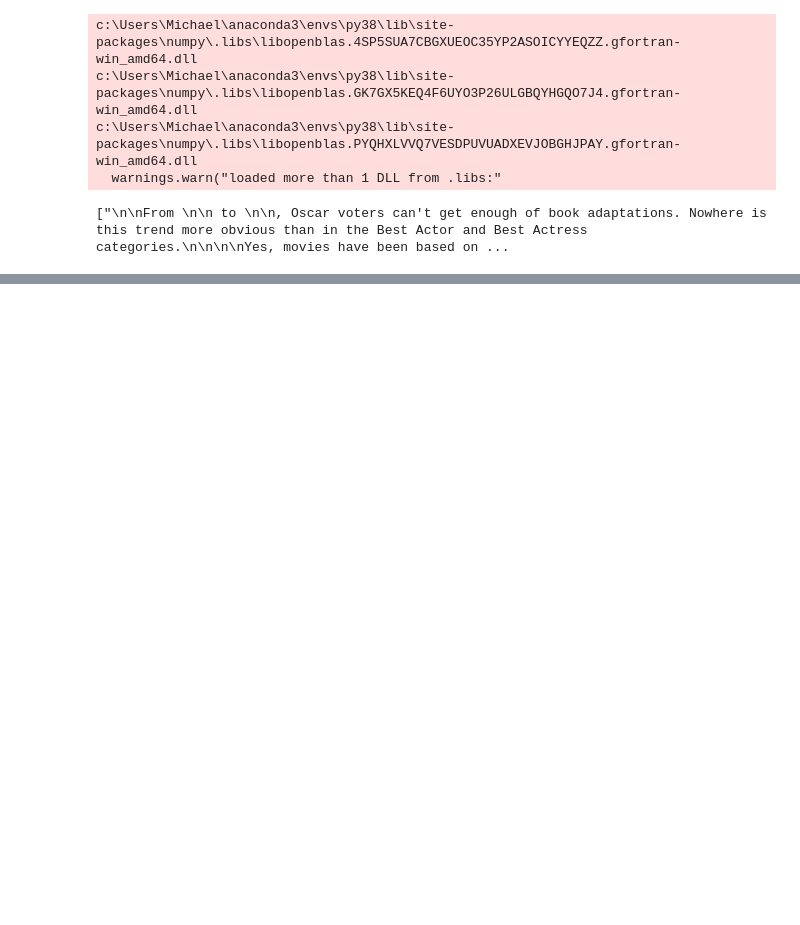
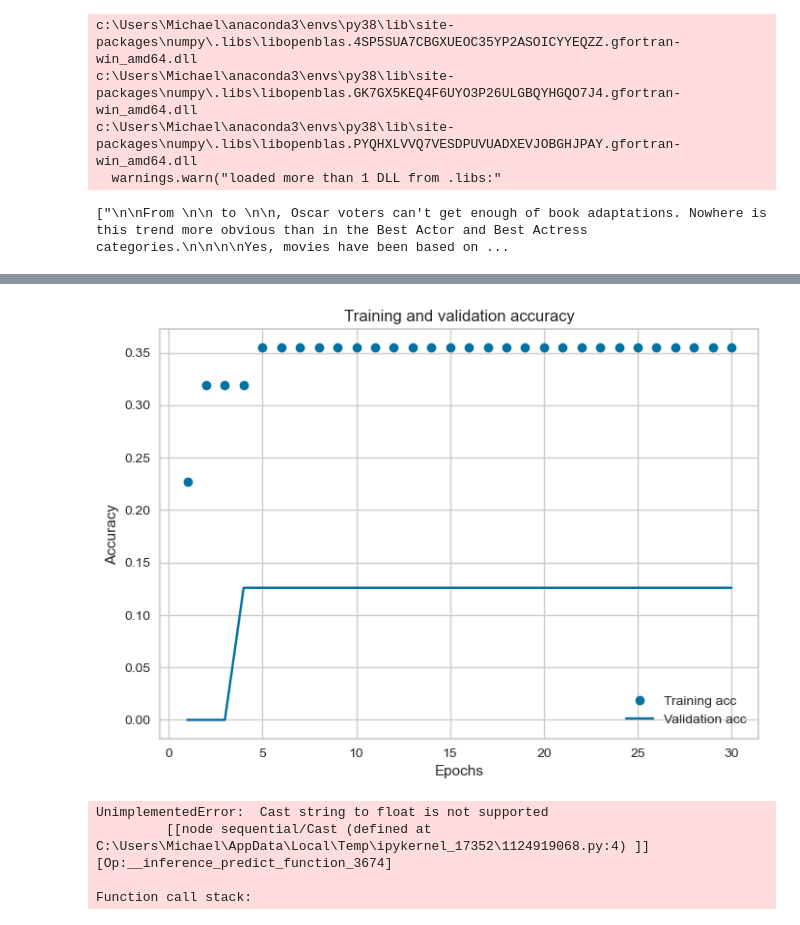
Before and after one commit to Finbby/finbby, a Jupyter notebook: AutoTaggerModel.ipynb, the cells around one changed output, grey strips where cells are left out. Drawn from its saved outputs; the diff is of its cells as text; code cells hidden in the pictures; blank space fills up the shorter version.

```diff
--- a/AutoTaggerModel.ipynb
+++ b/AutoTaggerModel.ipynb
@@ -194,3 +227,25 @@ IndexError: list index out of range
+# %%
+#plot Training vs Validation Accuracy
+plt.plot(epochs, acc, 'bo', label='Training acc')
+plt.plot(epochs, val_acc, 'b', label='Validation acc')
+plt.title('Training and validation accuracy')
+plt.xlabel('Epochs')
+plt.ylabel('Accuracy')
+plt.legend(loc='lower right')
+
+plt.show()
+# %% [output]
+[figure, added]
+# %%
+#BUTUH PERBAIKAN
+#test inference
+example = ["To do better at soccer it might be the best to start training, these methods will help you to conquer difficulties you might find"]
+model.predict(example)
+# %% [output]
+UnimplementedError:  Cast string to float is not supported
+         [[node sequential/Cast (defined at C:\Users\Michael\AppData\Local\Temp\ipykernel_17352\1124919068.py:4) ]] [Op:__inference_predict_function_3674]
+
+Function call stack:
 # %%
 # Build the model
 model_tune = Sequential([
```
Also changed, not shown: parts of 7 cells of this notebook.
